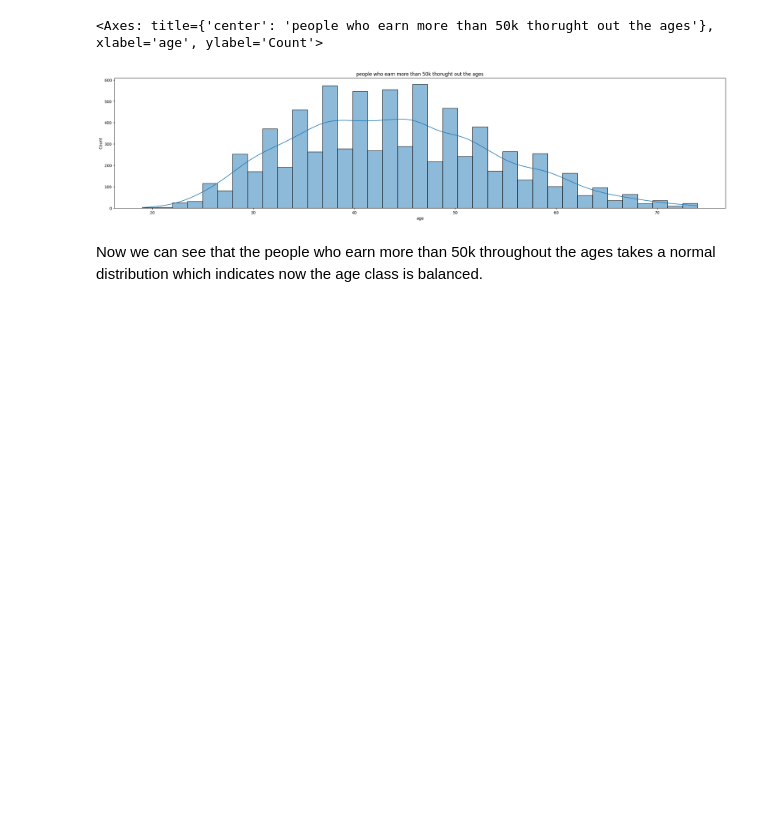
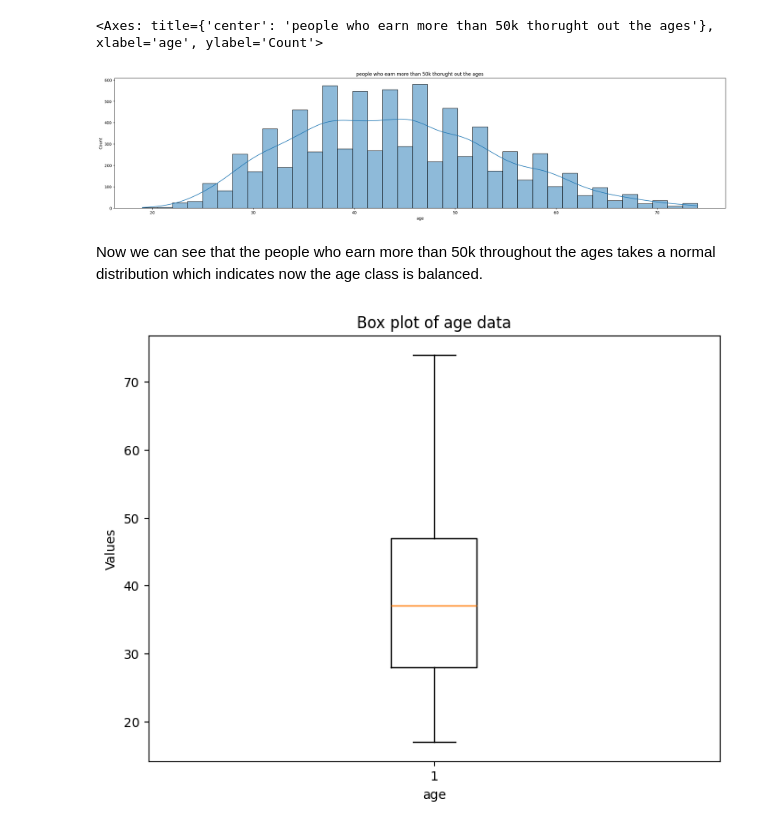
Before and after one commit to SandinMaheeshakya/ML-Income-Prediction-System, a Jupyter notebook: Pre-Processing Data.ipynb, the cells around one changed output. Saved outputs shown, nothing was run; the diff lists cells and outputs as text; code cells hidden in the pictures; blank space fills up the shorter version.

```diff
--- a/Pre-Processing Data.ipynb
+++ b/Pre-Processing Data.ipynb
@@ -975,3 +982,15 @@ sns.histplot(above50k_earn,kde=True, label=column)
 [figure]
 # %% [markdown]
 Now we can see that the people who earn more than 50k throughout the ages takes a normal distribution which indicates now the age class is balanced.
+# %%
+# Boxplot after cleaning the outliers
+
+# Create a box plot for age feature
+plt.figure(figsize=(8, 6))
+plt.boxplot(adult_dataset['age'])
+plt.title('Box plot of age data')
+plt.xlabel('age')
+plt.ylabel('Values')
+plt.show()
+# %% [output]
+[figure, added]
```
Also changed, not shown: parts of 9 cells of this notebook.
